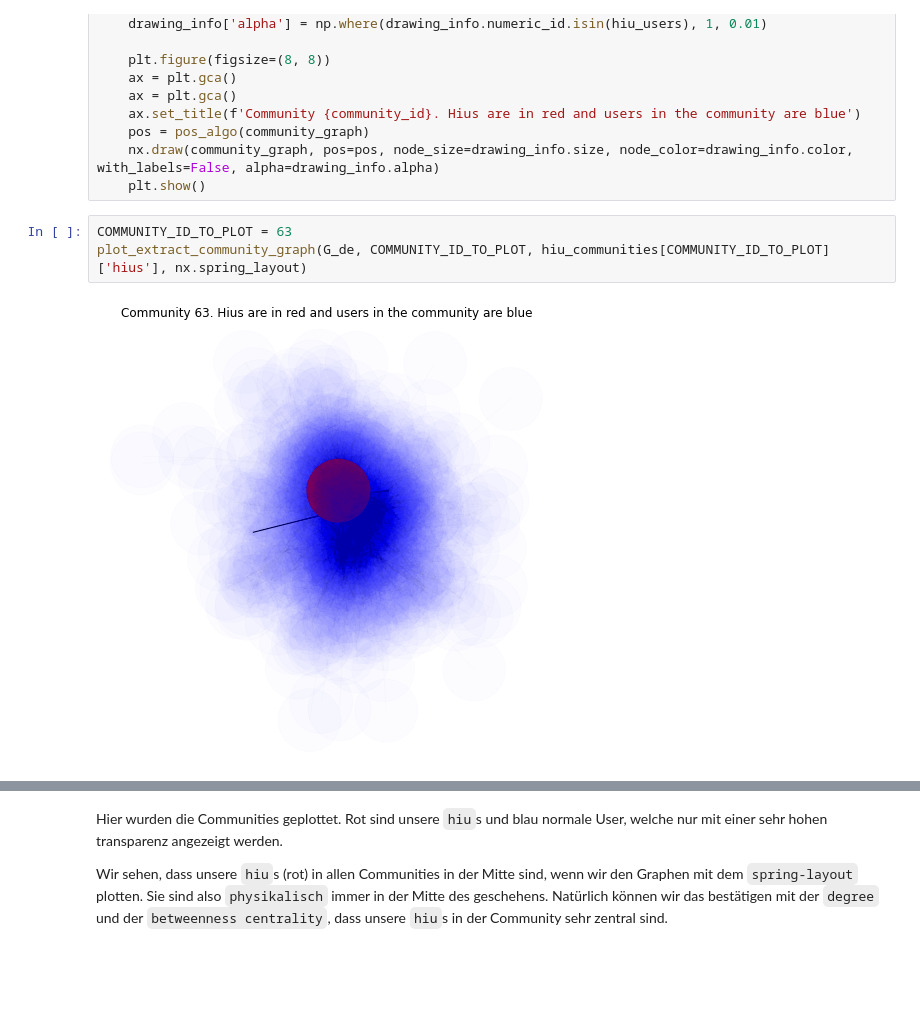
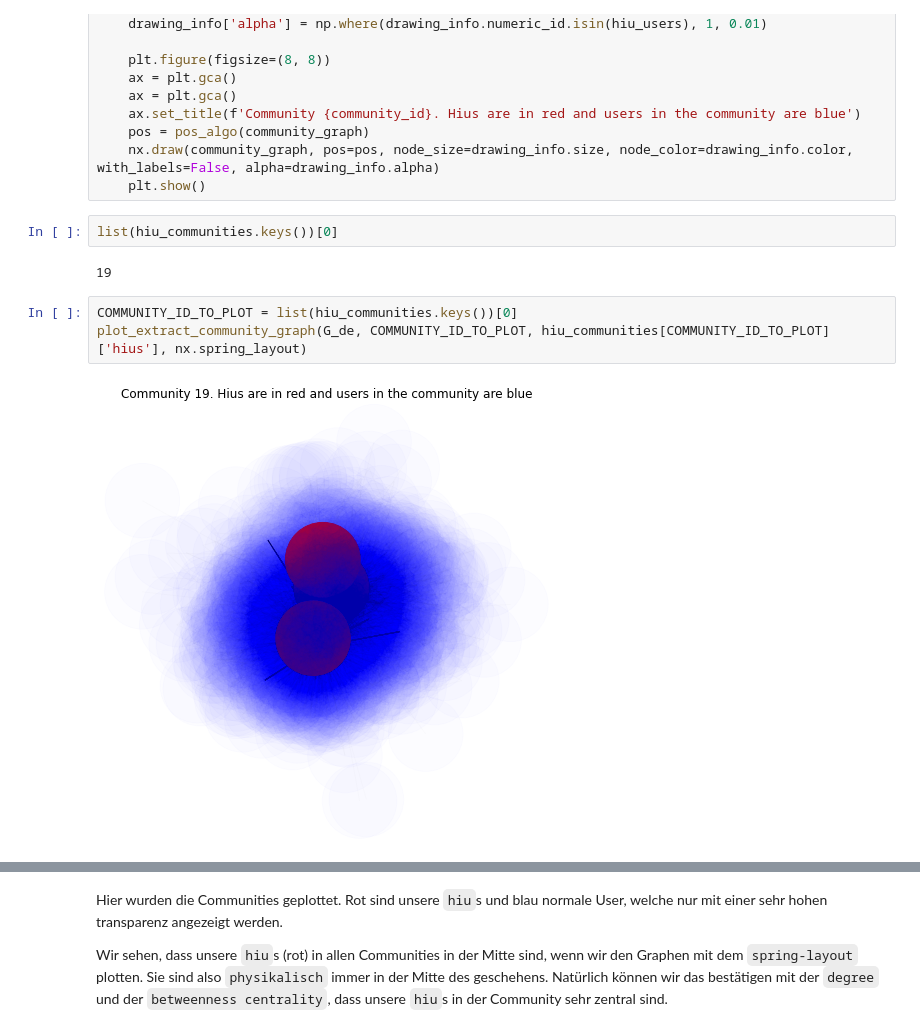
Before and after one commit to kenfus/SAN, a Jupyter notebook: main.ipynb, the cells around one changed output, grey strips where cells are left out. Drawn from its saved outputs; the diff is of its cells as text; blank space fills up the shorter version.

```diff
--- a/main.ipynb
+++ b/main.ipynb
@@ -907,9 +905,13 @@ def plot_extract_community_graph(G, community_id, hiu_users, pos_algo, min_degre
     pos = pos_algo(community_graph)
     nx.draw(community_graph, pos=pos, node_size=drawing_info.size, node_color=drawing_info.color, with_labels=False, alpha=drawing_info.alpha)
     plt.show()
+# %%
+list(hiu_communities.keys())[0]
+# %% [output]
+19
 # %%
-COMMUNITY_ID_TO_PLOT = 63
+COMMUNITY_ID_TO_PLOT = list(hiu_communities.keys())[0]
 plot_extract_community_graph(G_de, COMMUNITY_ID_TO_PLOT, hiu_communities[COMMUNITY_ID_TO_PLOT]['hius'], nx.spring_layout)
 # %% [output]
-[figure, old version]
+[figure, new version]
 # %%
```
Also changed, not shown: parts of 19 cells of this notebook, 2 other files.
